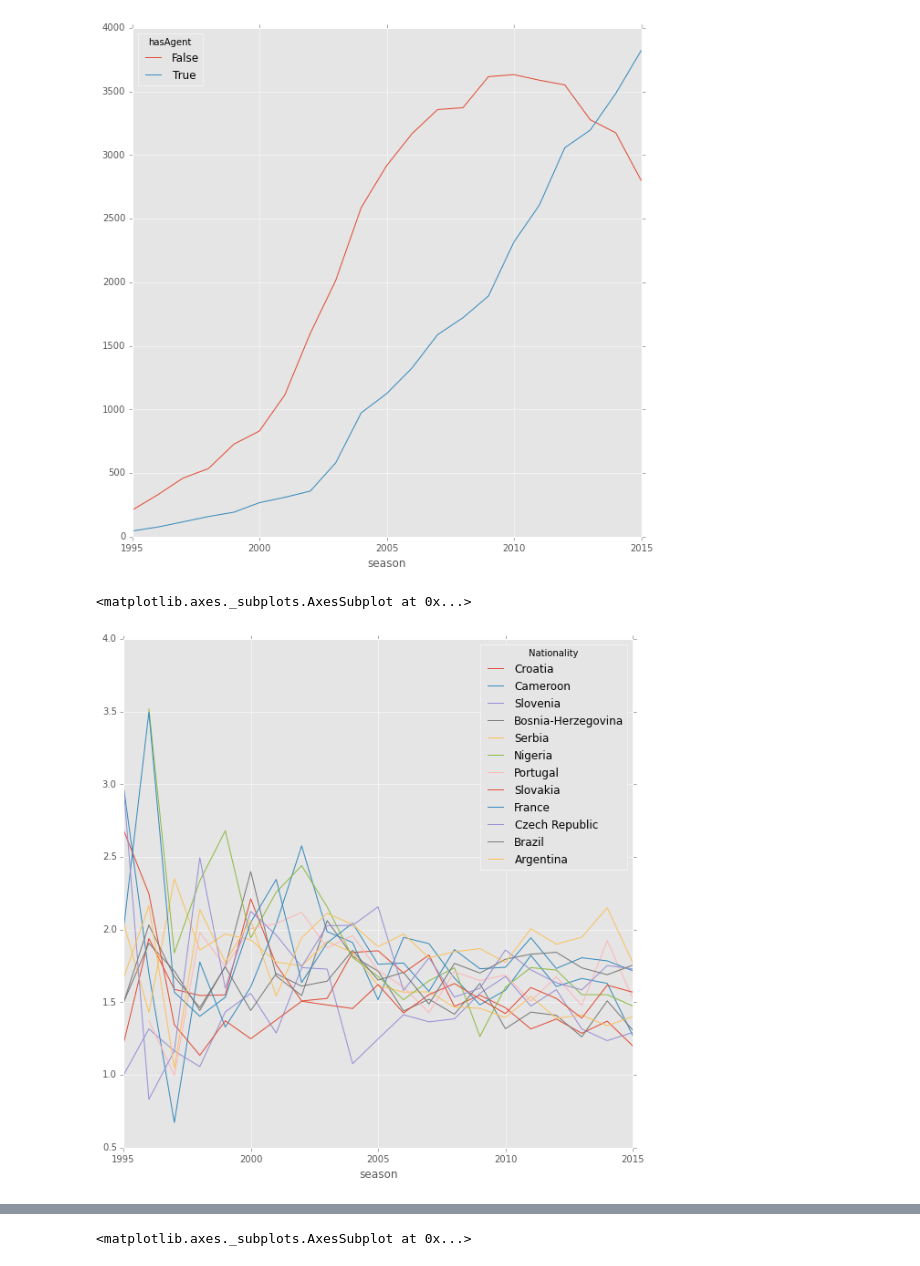
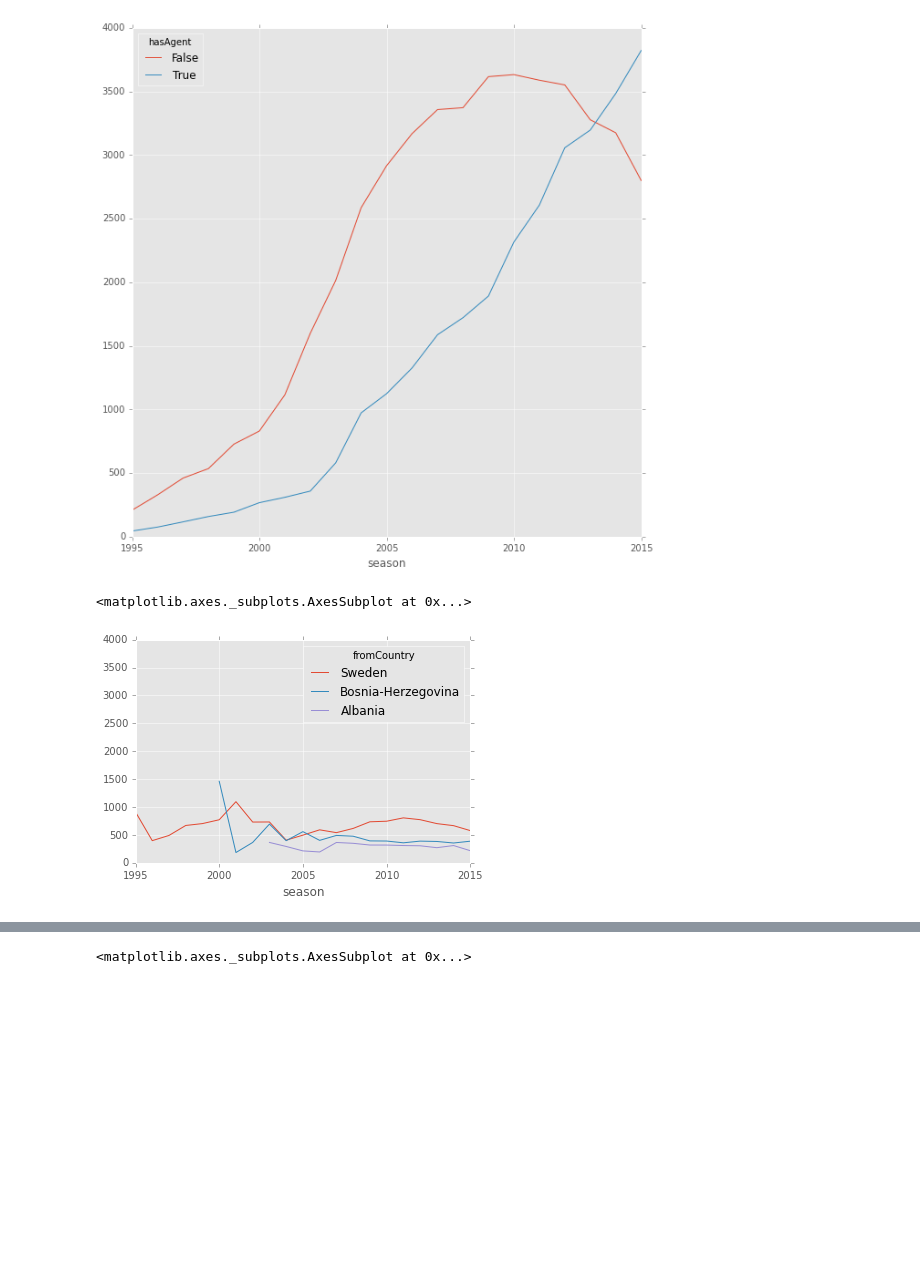
Before and after one commit to kebuhcah/soccer-history, a Jupyter notebook: notebooks/contract_length.ipynb, the cells around one changed output, grey strips where cells are left out. Cells and saved outputs as stored; diff of their text form; code cells hidden in the pictures; blank space fills up the shorter version.

Commit message:
more analysis - high-transfer defunct clubs, etc.

```diff
--- a/notebooks/contract_length.ipynb
+++ b/notebooks/contract_length.ipynb
@@ -173,12 +181,34 @@ ss=s.groupby(['season','hasAgent'])['id']
 # %% [output]
 <matplotlib.axes._subplots.AxesSubplot at 0x...>
 [figure]
-# %%
-s=transfers[(transfers.age>21)&(transfers.season>1994)&(transfers.duration>0)&(transfers.fromCountry.isin(uefa))&(transfers.fromCountry!=transfers.Nationality)]
-ss=s.groupby(['season','Nationality'])['duration']
-i=(ss.describe()).unstack(level=0).swaplevel().ix['count'].sum(axis=1).sort_values()[-12:].index #.T   #.plot.line(figsize=(10,10))
-s2=ss.describe().unstack(level=0).ix[i].swaplevel().ix['mean'].sort_values(2015).T
-(s2/366).plot.line(figsize=(10,10))
-# %% [output]
-<matplotlib.axes._subplots.AxesSubplot at 0x...>
-[figure, removed]
+# %%
+s=nonloans[(nonloans.season>1994)&(nonloans.duration>0)&(nonloans.fromCountry.isin(uefa))&(nonloans.fromCountry!=nonloans.Nationality)&(nonloans.age>23)] #&(nonloans.fromLeague.isin(leagueList))]
+ss=s.groupby(['fromCountry','season'])['durationWithLoans'].mean().unstack().sort_values(2015)
+#pd.concat([ss[:5],ss[-5:]]).T.plot.line(figsize=(10,10))
+
+def gini(list_of_values):
+    sorted_list = sorted([x for x in list_of_values if x>0])[:200]
+    height, area = 0, 0
+    for value in sorted_list:
+        height += value
+        area += height - value / 2.
+    fair_area = height * len(list_of_values) / 2.
+    return (fair_area - area) / fair_area
+
+def gini(list_of_values):
+    return min(list_of_values)
+
+
+before=ss[range(1996,2001)].mean(axis=1)
+after=ss[range(2011,2016)].mean(axis=1)
+changepct=((before-after)/before).fillna(0).sort_values()
+
+def describe(t):
+    return t.T.drop('season').dropna().describe().T
+
+#ss .T.reset_index().groupby('season').apply(describe)[['25%','50%','mean','75%','min']].plot.line()
+
+ss.ix[['Sweden','Bosnia-Herzegovina','Albania']].T.plot.line()
+# %% [output]
+<matplotlib.axes._subplots.AxesSubplot at 0x...>
+[figure, added]
```
Also changed, not shown: parts of 5 cells of this notebook, 5 other files.
